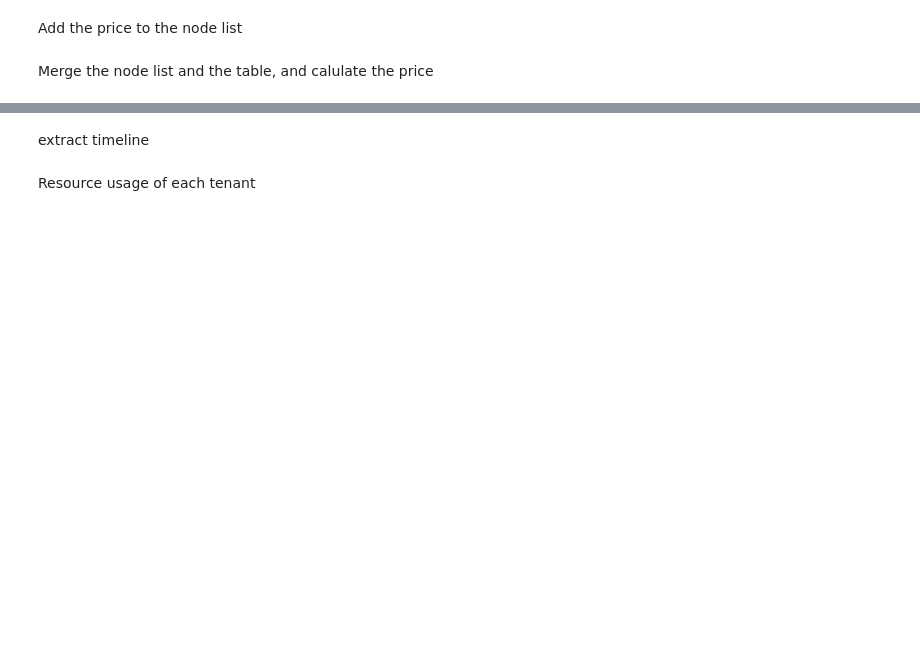
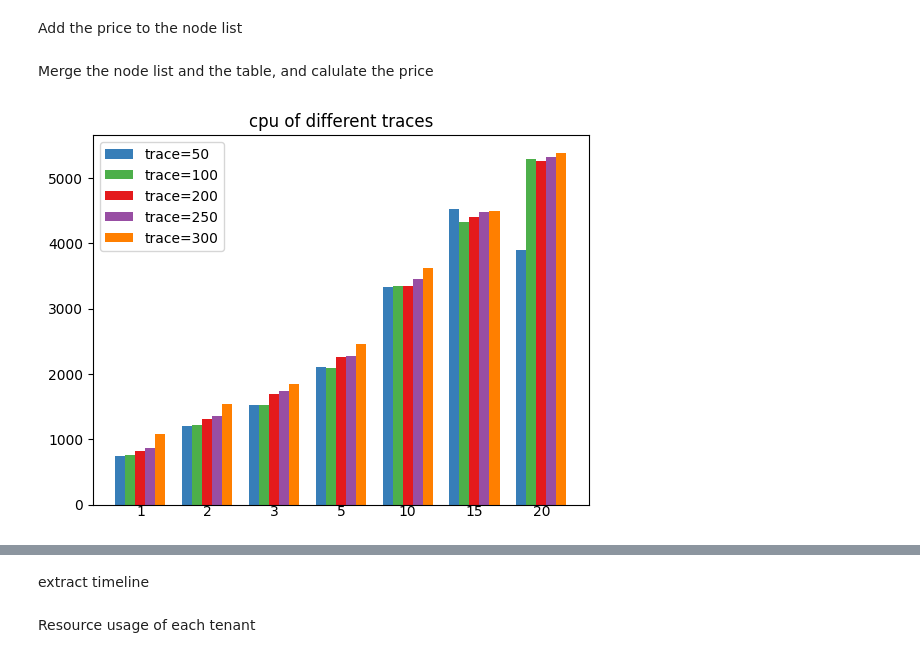
Before and after one commit to grief8/kubernetes-scheduler-simulator, a Jupyter notebook: main.ipynb, the cells around one changed output, grey strips where cells are left out. Cells and saved outputs as stored; diff of their text form; code cells hidden in the pictures; blank space fills up the shorter version.

```diff
--- a/main.ipynb
+++ b/main.ipynb
@@ -198,91 +314,78 @@ with open(path, 'r') as f:
 Merge the node list and the table, and calulate the price
 # %%
 import pandas as pd
+import numpy as np
 import matplotlib.pyplot as plt
+
+def draw(name):
+    # Create a new figure for 'cpu'
+    plt.figure()
+    # Loop over unique traces
+    for idx, i in enumerate(sorted_df['traces'].unique()):
+        # Filter the dataframe
+        filtered_df = sorted_df[sorted_df['traces'] == i]
+        # Sort by 'tenants'
+        filtered_df = filtered_df.sort_values('tenants')
+        # Draw a bar chart for 'cpu' with offset
+        plt.bar(x_pos + idx * bar_width, filtered_df[name], width=bar_width, color=colors[idx % len(colors)], label=f'trace={i}')
+        # Add scatter plot and line
+        # plt.scatter(filtered_df['tenants'] + idx * bar_width, filtered_df['cpu'], color=colors[idx % len(colors)])
+    # Set xticks
+    # plt.xticks(sorted_df['tenants'].unique())
+    plt.xticks([])
+    for i in range(len(x_labels)):
+        plt.text(x_pos[i] + idx * bar_width/2, -5.5, x_labels[i], ha='center', va='top')
+    # Add a legend
+    plt.legend(loc='upper left')
+    plt.title(f'{name} of different traces')
+    # Show the plot
+    plt.show()
+
 
 # Load the dataframe from the CSV file
 path = '/home/fabing/projects/kubernetes-scheduler-simulator/experiments/analysis/analysis_results/analysis_price_discrete.csv'
-out_file = '/home/fabing/projects/kubernetes-scheduler-simulator/experiments/analysis/analysis_results/uniform_analysis_price_discrete_sum.csv'
+out_file = '/home/fabing/projects/kubernetes-scheduler-simulator/experiments/analysis/analysis_results/cpu_analysis_price_discrete_sum.csv'
 df = pd.read_csv(path)
 # Extract the prefix of the 'workload' column
 df['workload_prefix'] = df['workload'].str.rsplit('_', n=1).str[0]
 
 # Calculate the average 'use_nodes' for each 'workload_prefix'
 df = df.groupby('workload_prefix').sum()
 df.drop(columns=['workload', 'sc_policy', 'tune'], inplace=True)
 df.to_csv(out_file)
 df = pd.read_csv(out_file)
 # Split the 'workload_prefix' into four parts
 df[['prefix', 'type', 'traces', 'tenants']] = df['workload_prefix'].str.split('_', expand=True)
 # Convert the 'traces' and 'tenants' columns to numeric types
 df[['traces', 'tenants']] = df[['traces', 'tenants']].apply(pd.to_numeric)
 # df['cpu'] = df['cpu'].astype(float)
 # df['mem'] = df['mem'].astype(float)
 df['cpu'] = df['cpu'] / 1000
 df['mem'] = df['mem'] / 1024
 # Group by 'first_number' and calculate the mean of 'use_nodes'
 # grouped_df = df.groupby('first_number')['cost'].mean()
 
 # Sort by 'second_number'
 sorted_df = df.sort_values('traces')
 # Define color list
-colors = ['b', 'g', 'r', 'c', 'm', 'y', 'k']
+colors = ['#377eb8', '#4daf4a', '#e41a1c', '#984ea3', '#ff7f00', '#ffff33', '#a65628']
 
 # Define bar width
 bar_width = 0.15
 
-# Create a new figure for 'cpu'
-plt.figure()
-# Loop over unique traces
-for idx, i in enumerate(sorted_df['traces'].unique()):
-    # Filter the dataframe
-    filtered_df = sorted_df[sorted_df['traces'] == i]
-    # Sort by 'tenants'
-    filtered_df = filtered_df.sort_values('tenants')
-    # Draw a bar chart for 'cpu' with offset
-    plt.bar(filtered_df['tenants'] + idx * bar_width, filtered_df['cpu'], width=bar_width, color=colors[idx % len(colors)], label=f'cpu_trace={i}')
-    # Add scatter plot and line
-    # plt.scatter(filtered_df['tenants'] + idx * bar_width, filtered_df['cpu'], color=colors[idx % len(colors)])
-# Set xticks
-plt.xticks(sorted_df['tenants'].unique())
-# Add a legend
-plt.legend(loc='upper left')
-# Show the plot
-plt.show()
+# Filter the dataframe
+filtered_df = sorted_df[sorted_df['traces'] == i]
+# Sort by 'tenants'
+filtered_df = filtered_df.sort_values('tenants')
+x_labels = [str(i) for i in filtered_df['tenants']]
+x_pos = np.array([i for i, _ in enumerate(x_labels)])
 
-# Create a new figure for 'mem'
-plt.figure()
-# Loop over unique traces
-for idx, i in enumerate(sorted_df['traces'].unique()):
-    # Filter the dataframe
-    filtered_df = sorted_df[sorted_df['traces'] == i]
-    # Sort by 'tenants'
-    filtered_df = filtered_df.sort_values('tenants')
-    # Draw a bar chart for 'mem' with offset
-    plt.bar(filtered_df['tenants'] + idx * bar_width, filtered_df['mem'], width=bar_width, color=colors[idx % len(colors)], label=f'mem_trace={i}')
-# Set xticks
-plt.xticks(sorted_df['tenants'].unique())
-# Add a legend
-plt.legend(loc='upper left')
-# Show the plot
-plt.show()
-
-# Create a new figure for 'cost'
-plt.figure()
-# Loop over unique traces
-for idx, i in enumerate(sorted_df['traces'].unique()):
-    # Filter the dataframe
-    filtered_df = sorted_df[sorted_df['traces'] == i]
-    # Sort by 'tenants'
-    filtered_df = filtered_df.sort_values('tenants')
-    # Draw a bar chart for 'cost' with offset
-    plt.bar(filtered_df['tenants'] + idx * bar_width, filtered_df['cost'], width=bar_width, color=colors[idx % len(colors)], label=f'cost_trace={i}')
-# Set xticks
-plt.xticks(sorted_df['tenants'].unique())
-# Add a legend
-plt.legend(loc='upper left')
-# Show the plot
-plt.show()
+draw('cpu')
+draw('mem')
+draw('used_nodes')
+draw('cost')
 
 # save to a new CSV file
 sorted_df.to_csv(out_file)
+# %% [output]
+[figure, added]
```
Also changed, not shown: parts of 17 cells of this notebook.
